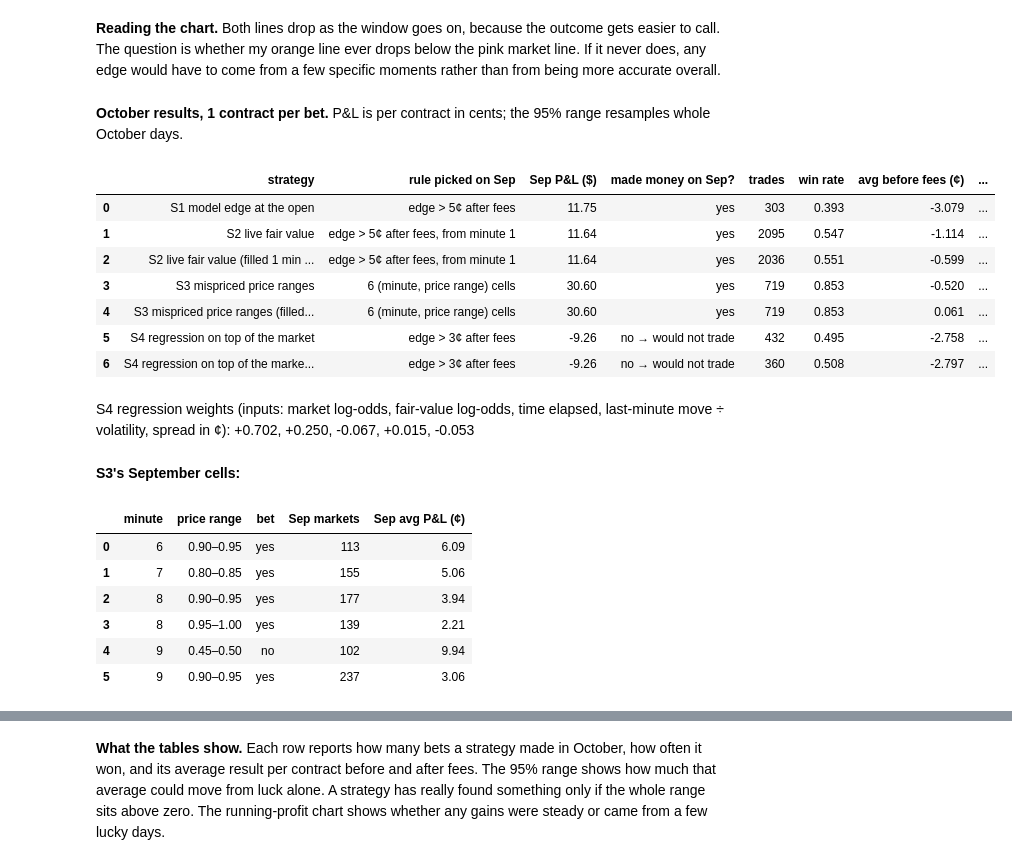
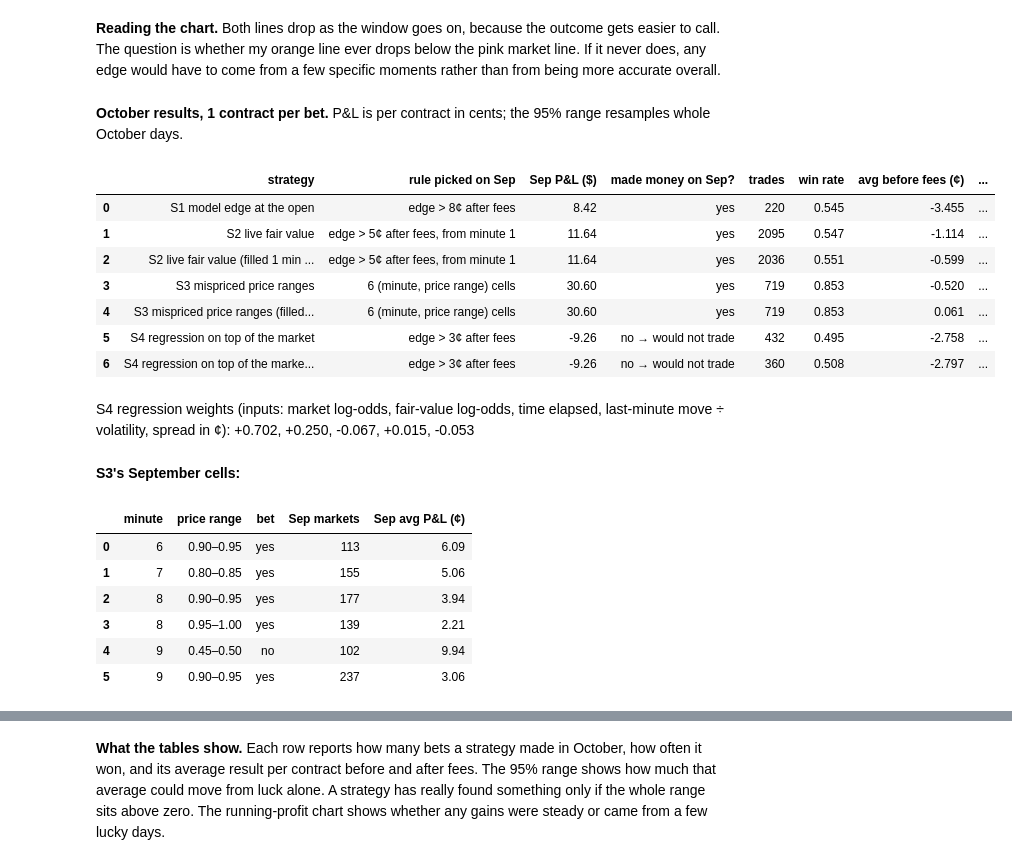
Before and after one commit to Austin513/Kalshi-Crypto, a Jupyter notebook: notebooks/btc_tails.ipynb, the cells around one changed output, grey strips where cells are left out. Cells and saved outputs as stored; diff of their text form; code cells hidden in the pictures.

```diff
--- a/notebooks/btc_tails.ipynb
+++ b/notebooks/btc_tails.ipynb
@@ -630,0 +655,16 @@ res.round(5)
+# %%
+W = W.sort_values("t_decision").reset_index(drop=True)
+r_all, t_all = W.r_bps.to_numpy(), W.t_decision.to_numpy()
+trm, vam, tem = [(W.split == s).to_numpy() for s in ("train", "val", "test")]
+
+scale = seasonal_scale(r_all[trm] - r_all[trm].mean(), t_all[trm])
+hours = np.arange(96) / 4
+fig, ax = plt.subplots(figsize=(8, 3.2))
+ax.plot(hours, scale * r_all[trm].std(), color=COLORS["garch"], marker="o", ms=2.5)
+for h, lab in [(13.5, "US stocks open\n(13:30 UTC)"), (0, "00:00 UTC")]:
+    ax.axvline(h, color="#bbb", lw=1, ls="--"); ax.text(h + 0.2, ax.get_ylim()[1] * 0.92, lab, fontsize=8, va="top")
+ax.set(xlabel="time of day (UTC)", ylabel="RMS 15-min return (bps)", xticks=range(0, 25, 3),
+       title="BTC volatility by time of day, May–Aug 2026")
+plt.tight_layout(); plt.show()
+show(f"Quietest quarter-hour: {hours[scale.argmin()]:.2f} UTC ({scale.min():.2f}× average). "
+     f"Most volatile: {hours[scale.argmax()]:.2f} UTC ({scale.max():.2f}× average).")
@@ -630,0 +719,21 @@ res.round(5)
+# %%
+gm, g_sig = vol_fits[best_vol]
+gn, gn_sig = vol_fits["garch-normal"]
+G = pd.DataFrame({"t_decision": t_all, "sig_g": g_sig, "sig_gn": gn_sig})
+S = S.drop(columns=[c for c in ("sig_g", "sig_gn", "garch", "garch_n") if c in S], errors="ignore").merge(G, on="t_decision", how="left")
+S["garch"] = gm.prob_above(S.k_bps, S.sig_g)
+S["garch_n"] = gn.prob_above(S.k_bps, S.sig_gn)
+TE = S[S.split == "test"].copy()
+VM = ["normal", "torch", "logistic", "garch_n", "garch"]
+vt = score_table(TE, VM).set_index("model")[["n", "brier", "log_loss"]]
+vt["log loss vs normal"] = vt.log_loss - vt.loc["normal", "log_loss"]
+vd = []
+for model, baseline in [("garch_n", "normal"), ("garch", "normal"), ("garch", "torch"), ("garch", "logistic")]:
+    for metric in ["log_loss", "brier"]:
+        est, l, h = block_bootstrap_diff(TE, model, baseline, metric)
+        vd.append({"comparison": f"{model} − {baseline}", "metric": metric, "difference": est, "95% CI low": l, "95% CI high": h,
+                   "better on test": model if h < 0 else (baseline if l > 0 else "no clear winner")})
+show(f"October, same {len(TE):,} rows as section 5. `garch_n` = plain GARCH(1,1) with normal shocks priced with Black-Scholes N(d₂); "
+     f"`garch` = the September pick (`{best_vol}`).")
+display(vt.round(5)); display(pd.DataFrame(vd).round(5))
+show(f"Monotonicity violations (P rising with strike): garch {monotonicity_violations(TE, 'garch')}, garch_n {monotonicity_violations(TE, 'garch_n')}.")
@@ -872,11 +1037,11 @@ def record(name, sep_best, oct_rows, sig_fn, delays, rule):
                         "Sep P&L ($)": round(sep_best["total ($)"], 2) if sep_best else None, **s})
         trade_log[label] = tr
 
-# S1: model D at open + 1 minute (same probabilities as section 6)
-Q1 = Q[Q.j == 1].merge(W[["t_decision", "mu_t", "sig_t"]], left_on="T", right_on="t_decision")
-Q1["p_torch"] = stats.norm.sf((np.log(Q1.K_proxy / Q1.S_j) * BPS - Q1.mu_t * ratio) / (Q1.sig_t * ratio))
+# S1: the GARCH model's price at open + 1 minute (same probabilities as section 7)
+Q1 = Q[Q.j == 1].merge(G[["t_decision", "sig_g"]], left_on="T", right_on="t_decision")
+Q1["p_garch"] = gm.prob_above(np.log(Q1.K_proxy / Q1.S_j) * BPS, Q1.sig_g * ratio)
 THETAS = [0, .01, .02, .03, .05, .08]
-s1 = lambda d, t: edge_signals(d, "p_torch", t)
+s1 = lambda d, t: edge_signals(d, "p_garch", t)
 b1 = pick(Q1[Q1.month.str.startswith("Sep")], [(t,) for t in THETAS], s1, 0)
 record("S1 model edge at the open", b1, Q1[Q1.month.str.startswith("Oct")], lambda d: s1(d, *b1["params"]), [0],
        f"edge > {b1['params'][0]*100:.0f}¢ after fees")
@@ -898,34 +1063,34 @@ for (j, bk), g in QL[SEP].groupby(["j", "bucket"]):
         if len(g) >= 100 and pnl.mean() > 0 and pnl.mean() / (pnl.std(ddof=1) / np.sqrt(len(g))) > 2:
             cells.append({"minute": j, "price range": f"{bk:.2f}–{bk + .05:.2f}", "bet": "yes" if side == 1 else "no",
                           "Sep markets": len(g), "Sep avg P&L (¢)": round(100 * pnl.mean(), 2), "_key": (j, bk), "_side": side})
 cell_map = {c["_key"]: c["_side"] for c in cells}
 s3 = lambda d: np.array([cell_map.get((j, b), 0) for j, b in zip(d.j, d.bucket)])
 sep3 = execute(QL[SEP], s3(QL[SEP]))
 record("S3 mispriced price ranges", {"total ($)": sep3.pnl.sum()}, QL[OCT], s3, [0, 1], f"{len(cells)} (minute, price range) cells")
 
 # S4: logistic regression on top of the market. Fit on Sep 1–20, threshold picked on Sep 21–30.
 lg = lambda p: np.log(np.clip(p, 1e-3, 1 - 1e-3) / (1 - np.clip(p, 1e-3, 1 - 1e-3)))
 X4 = lambda d: np.column_stack([lg(d.mid), lg(d.p_fair), d.j / 14, d.ret1m / d.vol1m, d.spread * 100])
 fit4 = QL[SEP & (QL.dom <= 20)]
 reg = LogisticRegression(C=1.0, max_iter=2000).fit(X4(fit4), fit4.y)
 QL["p_stack"] = reg.predict_proba(X4(QL))[:, 1]
 s4 = lambda d, t: edge_signals(d, "p_stack", t)
 b4 = pick(QL[SEP & (QL.dom > 20)], [(t,) for t in THETAS], s4, 1)
 record("S4 regression on top of the market", b4, QL[OCT], lambda d: s4(d, *b4["params"]), [0, 1],
        f"edge > {b4['params'][0]*100:.0f}¢ after fees")
 
 R = pd.DataFrame(results)
 R["made money on Sep?"] = R["Sep P&L ($)"].map(lambda v: "yes" if v and v > 0 else "no → would not trade")
 show("**October results, 1 contract per bet.** P&L is per contract in cents; the 95% range resamples whole October days.")
 display(R[["strategy", "rule picked on Sep", "Sep P&L ($)", "made money on Sep?", "trades", "win rate", "avg before fees (¢)",
            "avg P&L (¢)", "total ($)", "95% CI low (¢)", "95% CI high (¢)"]].round(3))
 show("S4 regression weights (inputs: market log-odds, fair-value log-odds, time elapsed, last-minute move ÷ volatility, spread in ¢): "
      + ", ".join(f"{w:+.3f}" for w in reg.coef_[0]))
 show("**S3's September cells:**"); display(pd.DataFrame(cells).drop(columns=["_key", "_side"]))
 # %% [output]
 **October results, 1 contract per bet.** P&L is per contract in cents; the 95% range resamples whole October days.
 |  | strategy | rule picked on Sep | Sep P&L ($) | made money on Sep? | trades | win rate | avg before fees (¢) | ... |
-| 0 | S1 model edge at the open | edge > 5¢ after fees | 11.75 | yes | 303 | 0.393 | -3.079 | ... |
+| 0 | S1 model edge at the open | edge > 8¢ after fees | 8.42 | yes | 220 | 0.545 | -3.455 | ... |
 | 1 | S2 live fair value | edge > 5¢ after fees, from minute 1 | 11.64 | yes | 2095 | 0.547 | -1.114 | ... |
 | 2 | S2 live fair value (filled 1 min ... | edge > 5¢ after fees, from minute 1 | 11.64 | yes | 2036 | 0.551 | -0.599 | ... |
 | 3 | S3 mispriced price ranges | 6 (minute, price range) cells | 30.60 | yes | 719 | 0.853 | -0.520 | ... |
```
Also changed, not shown: parts of 24 cells of this notebook, 3 other files.
